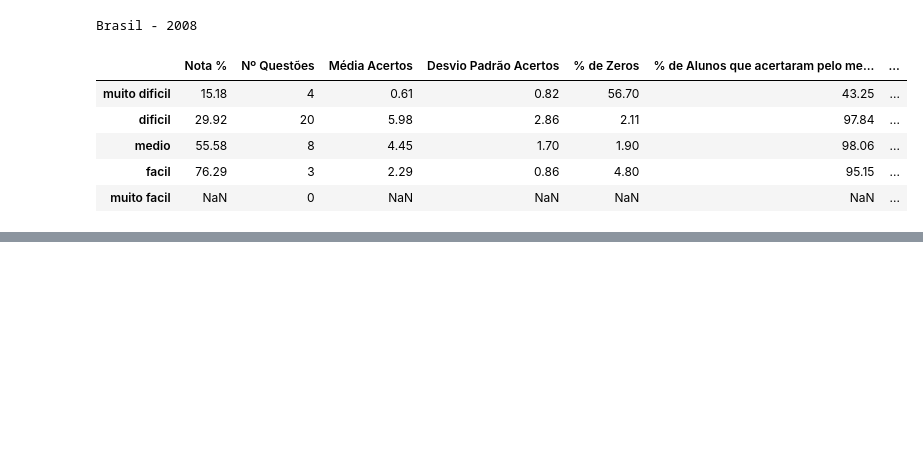
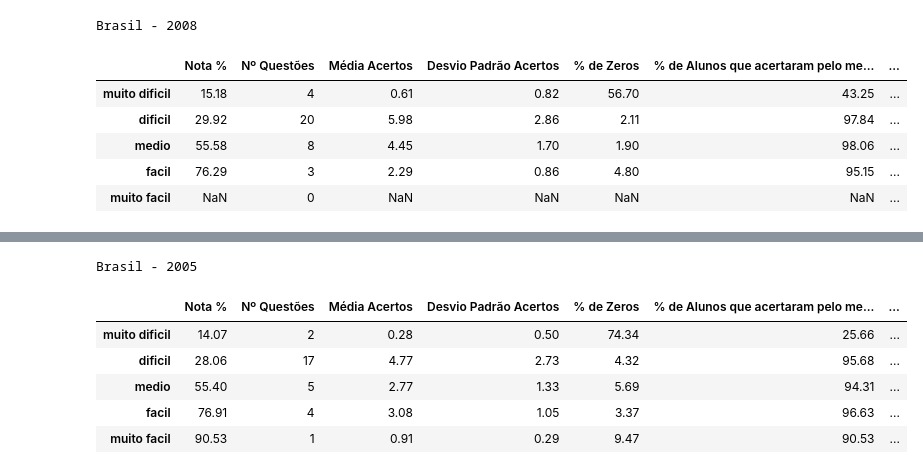
Before and after one commit to renan-cunha/KDD-Enade-Computing, a Jupyter notebook: new_main.ipynb, the cells around one changed output, grey strips where cells are left out. Saved outputs shown, nothing was run; the diff lists cells and outputs as text; code cells hidden in the pictures; blank space fills up the shorter version.

```diff
--- a/new_main.ipynb
+++ b/new_main.ipynb
@@ -869,0 +836,12 @@ Brasil - 2008
+# %%
+print("Brasil - 2005")
+
+display_dfs_difficulty_br[2005]
+# %% [output]
+Brasil - 2005
+|  | Nota % | Nº Questões | Média Acertos | Desvio Padrão Acertos | % de Zeros | % de Alunos que acertaram pelo me... | ... |
+| muito dificil | 14.07 | 2 | 0.28 | 0.50 | 74.34 | 25.66 | ... |
+| dificil | 28.06 | 17 | 4.77 | 2.73 | 4.32 | 95.68 | ... |
+| medio | 55.40 | 5 | 2.77 | 1.33 | 5.69 | 94.31 | ... |
+| facil | 76.91 | 4 | 3.08 | 1.05 | 3.37 | 96.63 | ... |
+| muito facil | 90.53 | 1 | 0.91 | 0.29 | 9.47 | 90.53 | ... |
```
Also changed, not shown: parts of 29 cells of this notebook.
